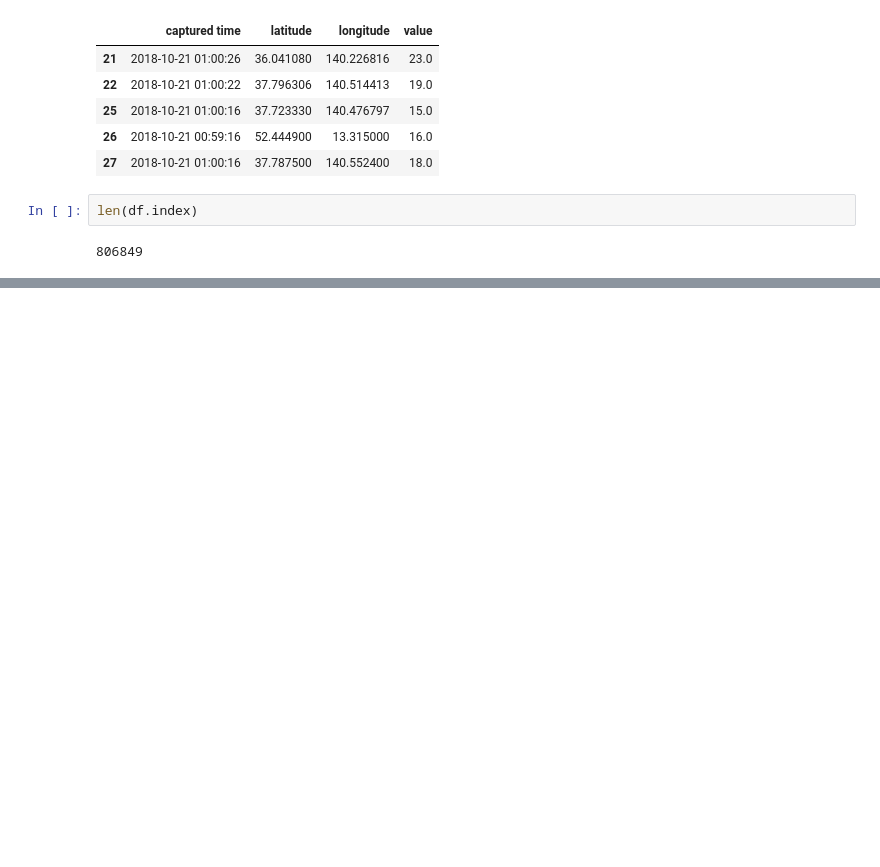
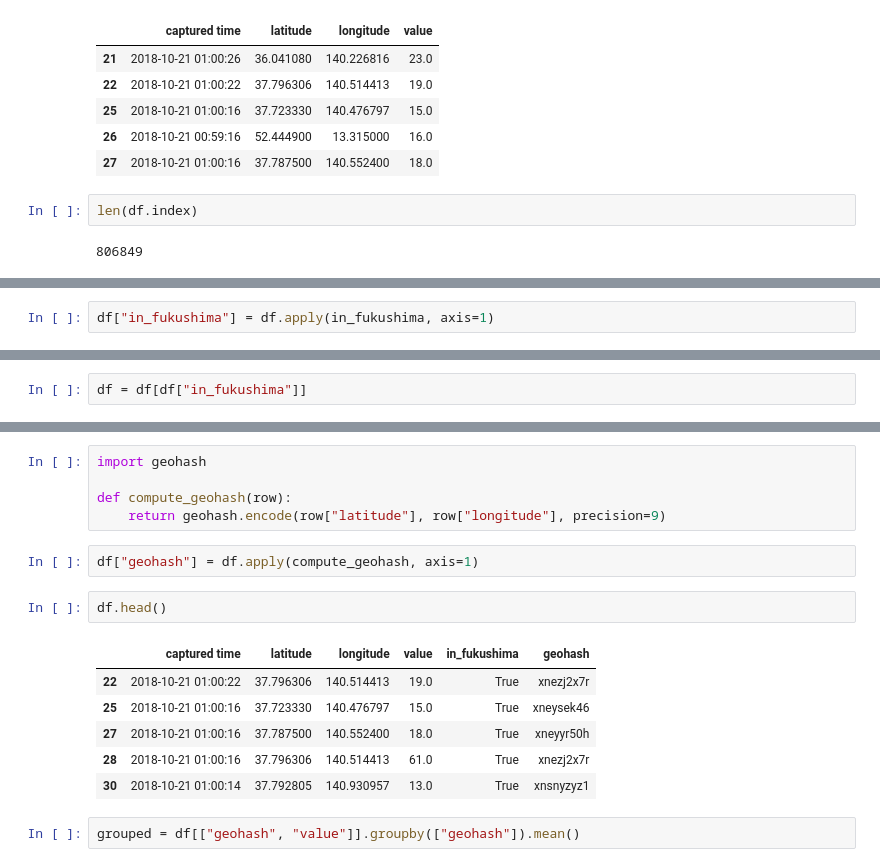
Before and after one commit to PPitson/safecast-data-analysis, a Jupyter notebook: analysis.ipynb, the cells around one changed output, grey strips where cells are left out. Drawn from its saved outputs; the diff is of its cells as text; blank space fills up the shorter version.

Commit message:
Update analysis notebook and add csv with points in Fukushima from first million

```diff
--- a/analysis.ipynb
+++ b/analysis.ipynb
@@ -125,0 +140,2 @@ len(df.index)
+# %%
+df["in_fukushima"] = df.apply(in_fukushima, axis=1)
@@ -126 +148,3 @@ len(df.index)
+# %%
+df = df[df["in_fukushima"]]
 # %%
@@ -127,0 +156,18 @@ df.to_csv("filtered.csv", index=False)
+# %%
+import geohash
+
+def compute_geohash(row):
+    return geohash.encode(row["latitude"], row["longitude"], precision=9)
+# %%
+df["geohash"] = df.apply(compute_geohash, axis=1)
+# %%
+df.head()
+# %% [output]
+|  | captured time | latitude | longitude | value | in_fukushima | geohash |
+| 22 | 2018-10-21 01:00:22 | 37.796306 | 140.514413 | 19.0 | True | xnezj2x7r |
+| 25 | 2018-10-21 01:00:16 | 37.723330 | 140.476797 | 15.0 | True | xneysek46 |
+| 27 | 2018-10-21 01:00:16 | 37.787500 | 140.552400 | 18.0 | True | xneyyr50h |
+| 28 | 2018-10-21 01:00:16 | 37.796306 | 140.514413 | 61.0 | True | xnezj2x7r |
+| 30 | 2018-10-21 01:00:14 | 37.792805 | 140.930957 | 13.0 | True | xnsnyzyz1 |
+# %%
+grouped = df[["geohash", "value"]].groupby(["geohash"]).mean()
```
Also changed, not shown: parts of 8 cells of this notebook, 1 other file.
